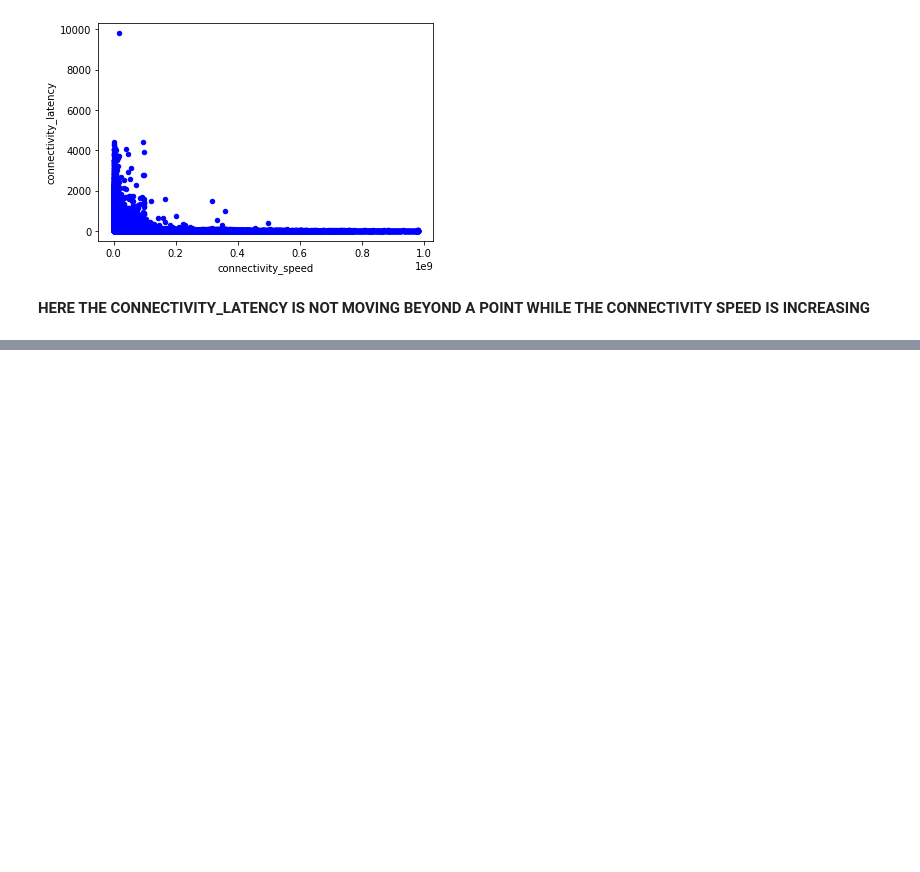
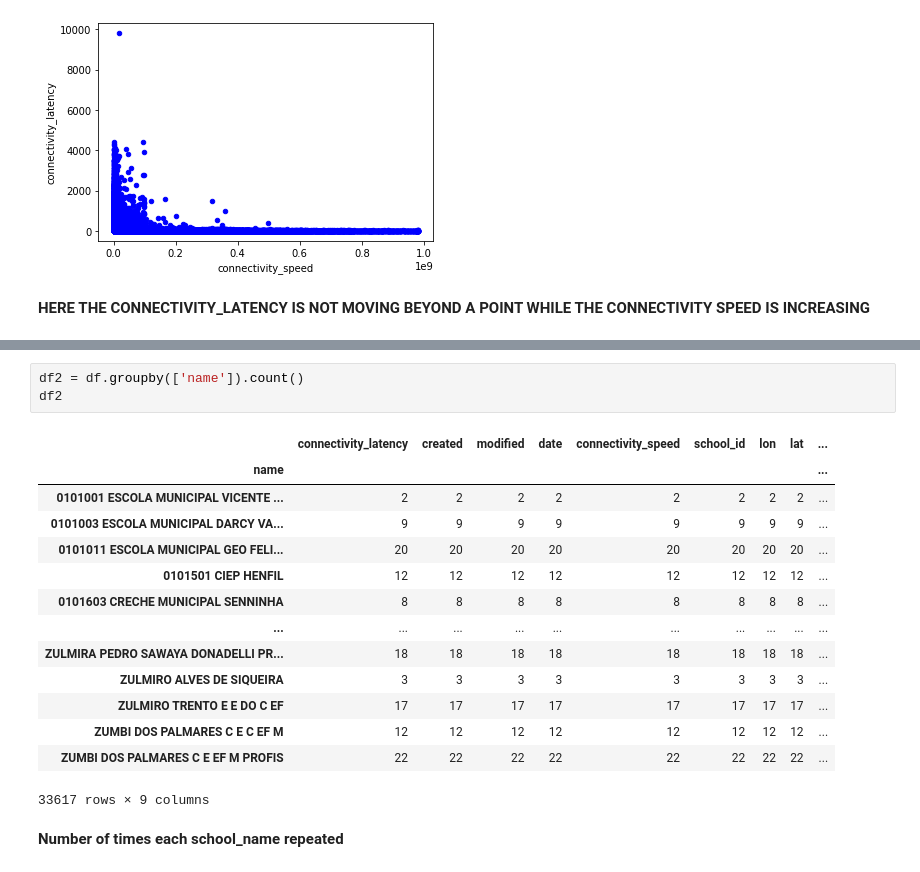
Before and after one commit to HarshaGowtham/UNICEF_RESEARCH_DEEPLEARNING, a Jupyter notebook: E&S_Analysis_UNICEF.ipynb, the cells around one changed output, grey strips where cells are left out. Cells and saved outputs as stored; diff of their text form; blank space fills up the shorter version.

```diff
--- a/E&S_Analysis_UNICEF.ipynb
+++ b/E&S_Analysis_UNICEF.ipynb
@@ -150,0 +234,20 @@ df1.head()
+# %%
+df2 = df.groupby(['name']).count()
+df2
+# %% [output]
+|  | connectivity_latency | created | modified | date | connectivity_speed | school_id | lon | lat | ... |
+| name |  |  |  |  |  |  |  |  | ... |
+| 0101001 ESCOLA MUNICIPAL VICENTE ... | 2 | 2 | 2 | 2 | 2 | 2 | 2 | 2 | ... |
+| 0101003 ESCOLA MUNICIPAL DARCY VA... | 9 | 9 | 9 | 9 | 9 | 9 | 9 | 9 | ... |
+| 0101011 ESCOLA MUNICIPAL GEO FELI... | 20 | 20 | 20 | 20 | 20 | 20 | 20 | 20 | ... |
+| 0101501 CIEP HENFIL | 12 | 12 | 12 | 12 | 12 | 12 | 12 | 12 | ... |
+| 0101603 CRECHE MUNICIPAL SENNINHA | 8 | 8 | 8 | 8 | 8 | 8 | 8 | 8 | ... |
+| ... | ... | ... | ... | ... | ... | ... | ... | ... | ... |
+| ZULMIRA PEDRO SAWAYA DONADELLI PR... | 18 | 18 | 18 | 18 | 18 | 18 | 18 | 18 | ... |
+| ZULMIRO ALVES DE SIQUEIRA | 3 | 3 | 3 | 3 | 3 | 3 | 3 | 3 | ... |
+| ZULMIRO TRENTO E E DO C EF | 17 | 17 | 17 | 17 | 17 | 17 | 17 | 17 | ... |
+| ZUMBI DOS PALMARES C E C EF M | 12 | 12 | 12 | 12 | 12 | 12 | 12 | 12 | ... |
+| ZUMBI DOS PALMARES C E EF M PROFIS | 22 | 22 | 22 | 22 | 22 | 22 | 22 | 22 | ... |
+33617 rows × 9 columns
+# %% [markdown]
+**Number of times each school_name repeated**
```
Also changed, not shown: parts of 31 cells of this notebook.
